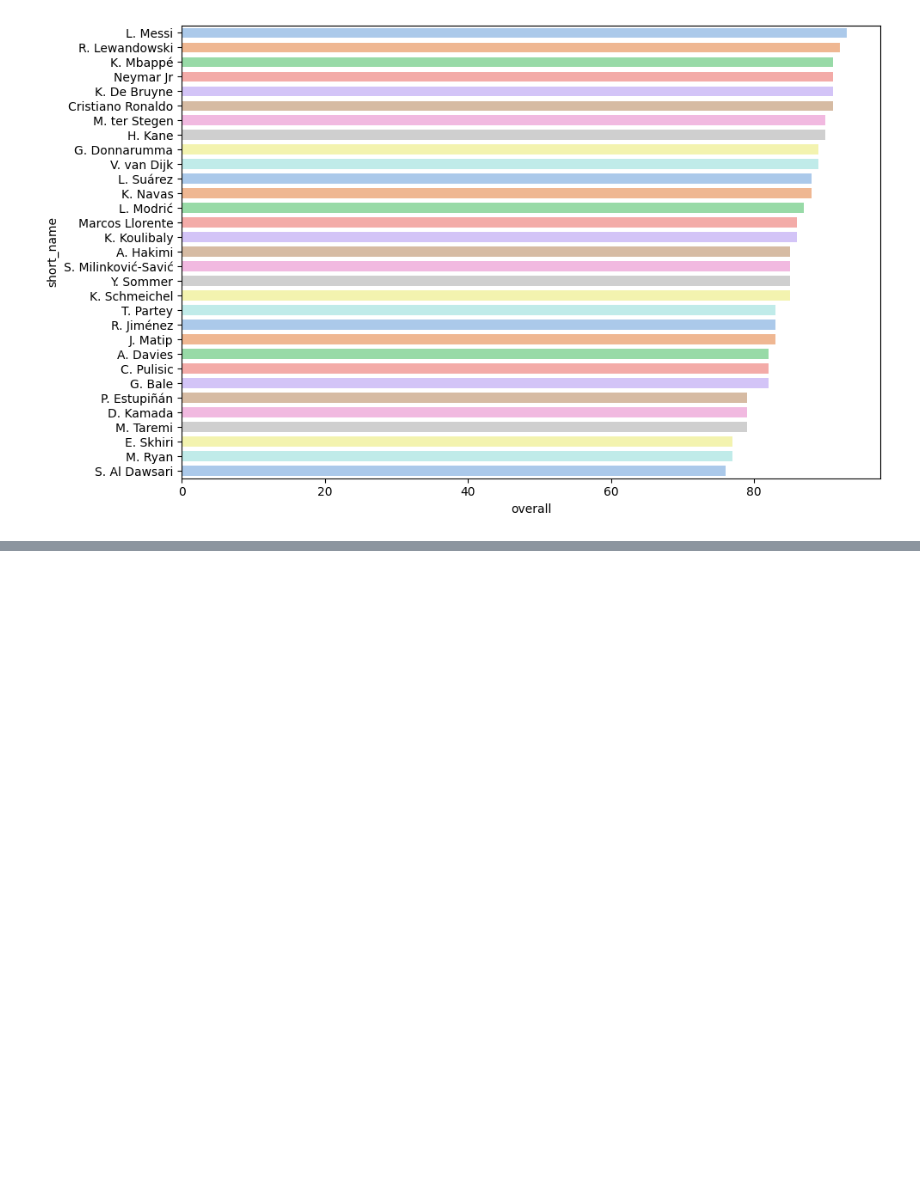
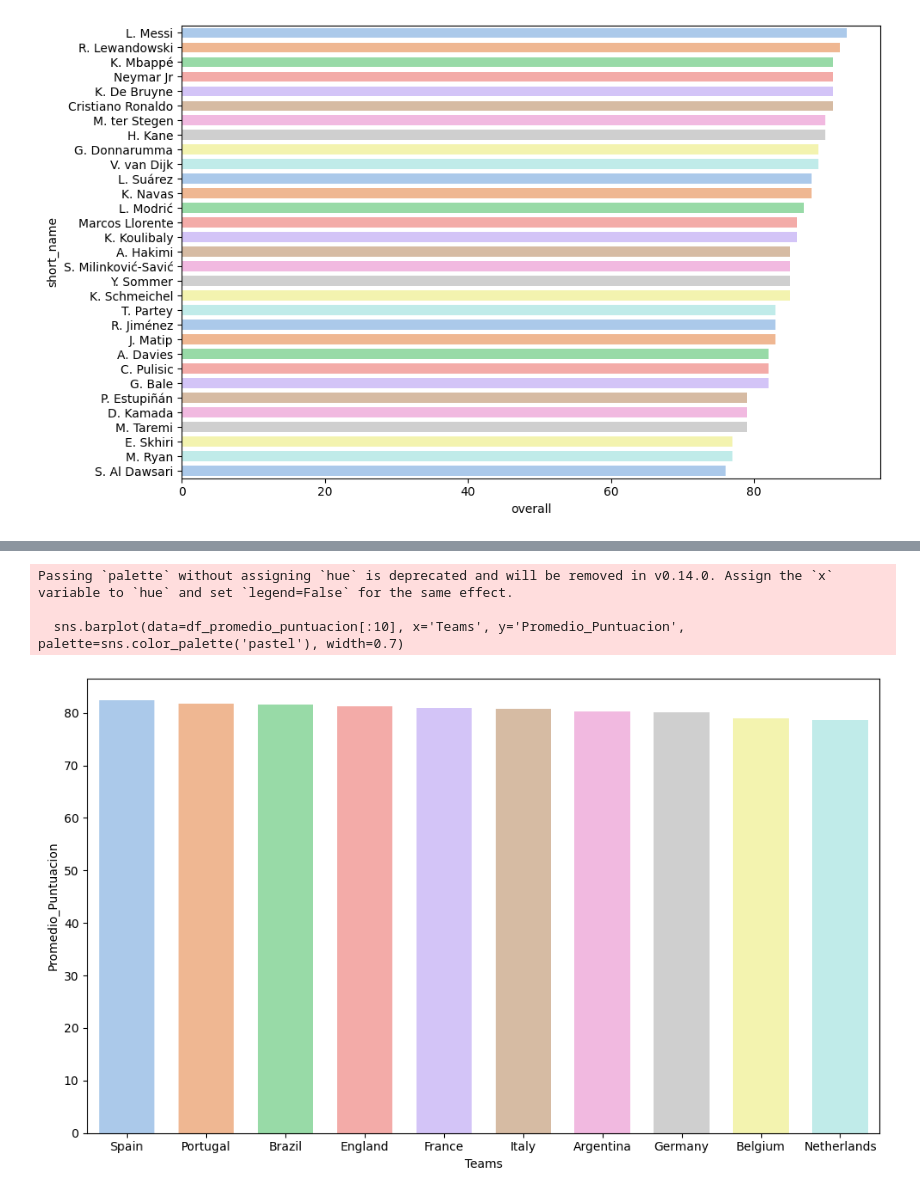
Before and after one commit to moreiracristian/prediccion_mundial_2022, a Jupyter notebook: notebook/prediccion.ipynb, the cells around one changed output, grey strips where cells are left out. Cells and saved outputs as stored; diff of their text form; code cells hidden in the pictures; blank space fills up the shorter version.

Commit message:
mejor equipo de cada pais y mejor 11 de cada equipo

```diff
--- a/notebook/prediccion.ipynb
+++ b/notebook/prediccion.ipynb
@@ -127,0 +128,6 @@ The palette list has fewer values (10) than needed (31) and will cycle, which ma
+# %%
+def mejor_equipo(nacionalidad):
+    df_best_squad = df.copy()
+    df_best_squad = df_best_squad.groupby(['nationality_name', 'player_positions']).head(2)
+    df_best_squad = df_best_squad[df_best_squad['nationality_name'] == nacionalidad].sort_values(by=['player_positions', 'overall', 'potential'], ascending=False)
+    return df_best_squad
@@ -127,0 +160,3 @@ The palette list has fewer values (10) than needed (31) and will cycle, which ma
+# %%
+for team in teams_worldcup:
+    print(team, mejor_equipo(team)['overall'].mean())
@@ -127,0 +183,3 @@ The palette list has fewer values (10) than needed (31) and will cycle, which ma
+# %%
+promedio_puntuacion = [mejor_equipo(team)['overall'].mean() for team in teams_worldcup]
+promedio_puntuacion
@@ -127,0 +204,4 @@ The palette list has fewer values (10) than needed (31) and will cycle, which ma
+# %%
+df_promedio_puntuacion = pd.DataFrame({'Teams': teams_worldcup, 'Promedio_Puntuacion': promedio_puntuacion})
+df_promedio_puntuacion = df_promedio_puntuacion.dropna().sort_values(by='Promedio_Puntuacion', ascending=False)
+df_promedio_puntuacion
@@ -127,0 +226,9 @@ The palette list has fewer values (10) than needed (31) and will cycle, which ma
+# %%
+fig, ax = plt.subplots(figsize=(10, 6), tight_layout=True)
+sns.barplot(data=df_promedio_puntuacion[:10], x='Teams', y='Promedio_Puntuacion', palette=sns.color_palette('pastel'), width=0.7)
+plt.show()
+# %% [output]
+Passing `palette` without assigning `hue` is deprecated and will be removed in v0.14.0. Assign the `x` variable to `hue` and set `legend=False` for the same effect.
+
+  sns.barplot(data=df_promedio_puntuacion[:10], x='Teams', y='Promedio_Puntuacion', palette=sns.color_palette('pastel'), width=0.7)
+[figure, added]
```
Also changed, not shown: parts of 12 cells of this notebook.
